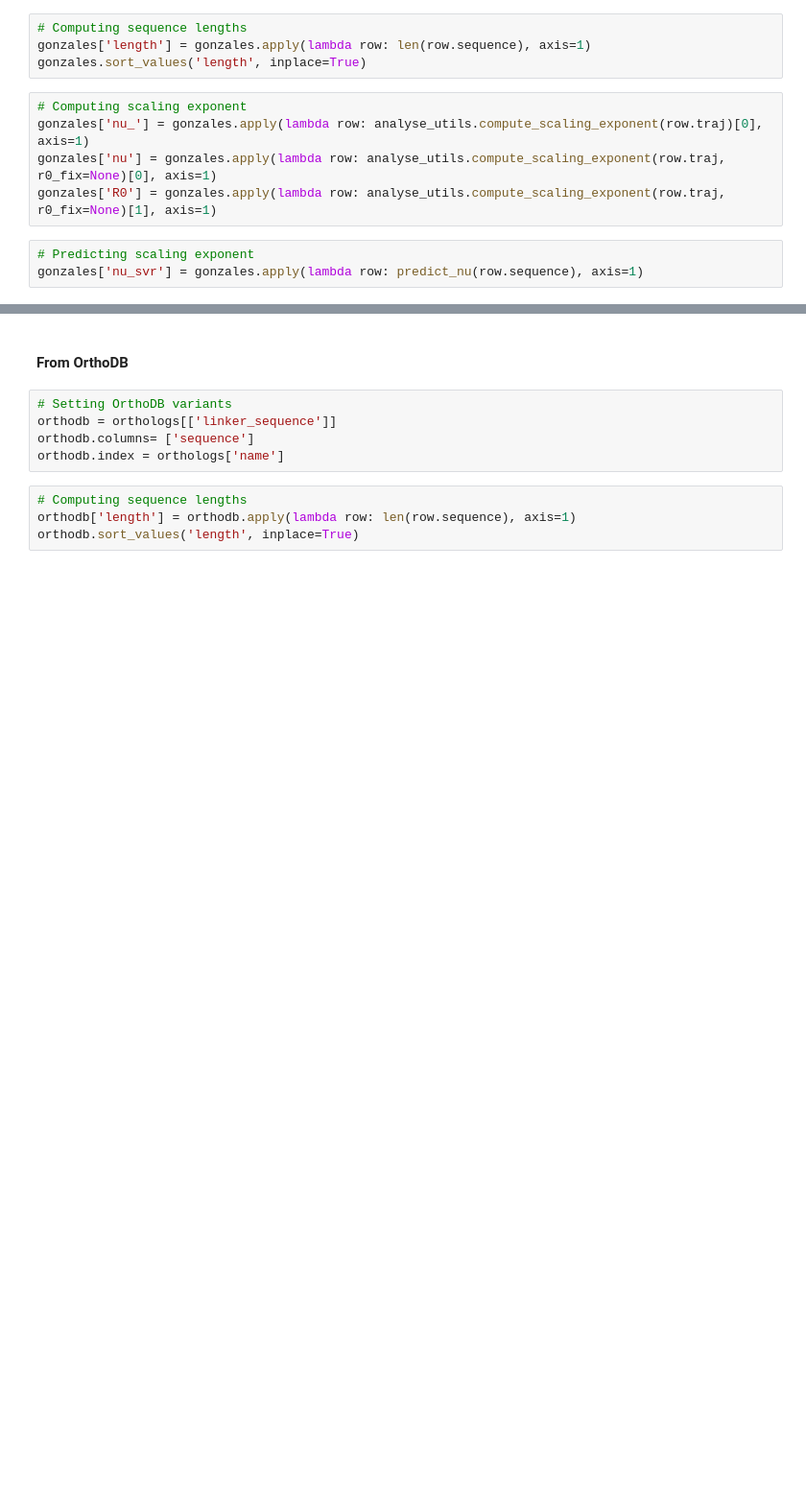
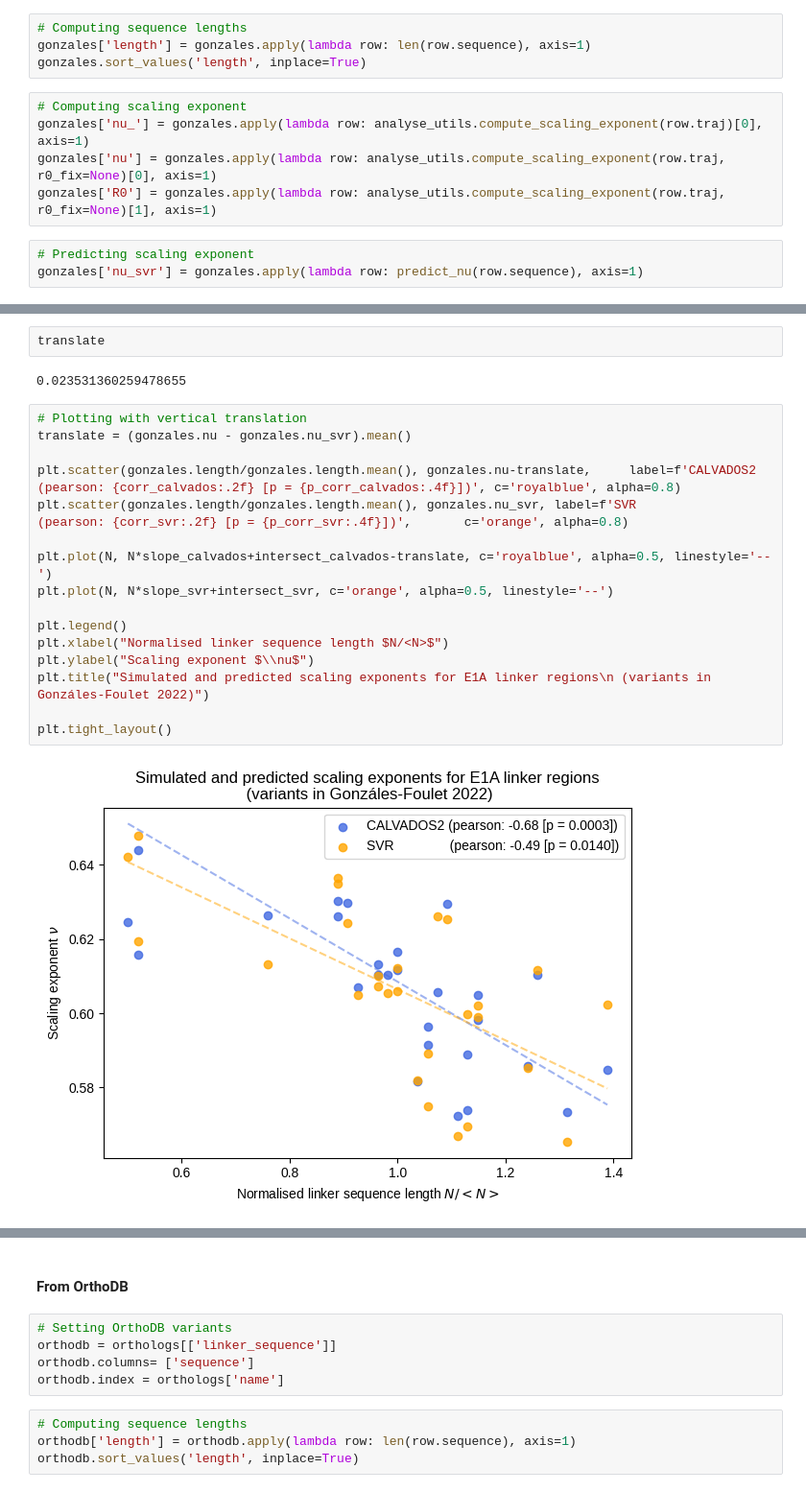
Before and after one commit to frederikespersen/OrthoIDP, a Jupyter notebook: exp/comp_cons_search/comp_cons_search.ipynb, the cells around one changed output, grey strips where cells are left out. Shown at 96% size. Saved outputs shown, nothing was run; the diff lists cells and outputs as text; blank space fills up the shorter version.

```diff
--- a/exp/comp_cons_search/comp_cons_search.ipynb
+++ b/exp/comp_cons_search/comp_cons_search.ipynb
@@ -287,0 +291,22 @@ plt.tight_layout()
+# %%
+translate
+# %% [output]
+0.023531360259478655
+# %%
+# Plotting with vertical translation
+translate = (gonzales.nu - gonzales.nu_svr).mean()
+
+plt.scatter(gonzales.length/gonzales.length.mean(), gonzales.nu-translate,     label=f'CALVADOS2 (pearson: {corr_calvados:.2f} [p = {p_corr_calvados:.4f}])', c='royalblue', alpha=0.8)
+plt.scatter(gonzales.length/gonzales.length.mean(), gonzales.nu_svr, label=f'SVR               (pearson: {corr_svr:.2f} [p = {p_corr_svr:.4f}])',       c='orange', alpha=0.8)
+
+plt.plot(N, N*slope_calvados+intersect_calvados-translate, c='royalblue', alpha=0.5, linestyle='--')
+plt.plot(N, N*slope_svr+intersect_svr, c='orange', alpha=0.5, linestyle='--')
+
+plt.legend()
+plt.xlabel("Normalised linker sequence length $N/<N>$")
+plt.ylabel("Scaling exponent $\\nu$")
+plt.title("Simulated and predicted scaling exponents for E1A linker regions\n (variants in Gonzáles-Foulet 2022)")
+
+plt.tight_layout()
+# %% [output]
+[figure, added]
```
Also changed, not shown: parts of 30 cells of this notebook, 5 other files.
